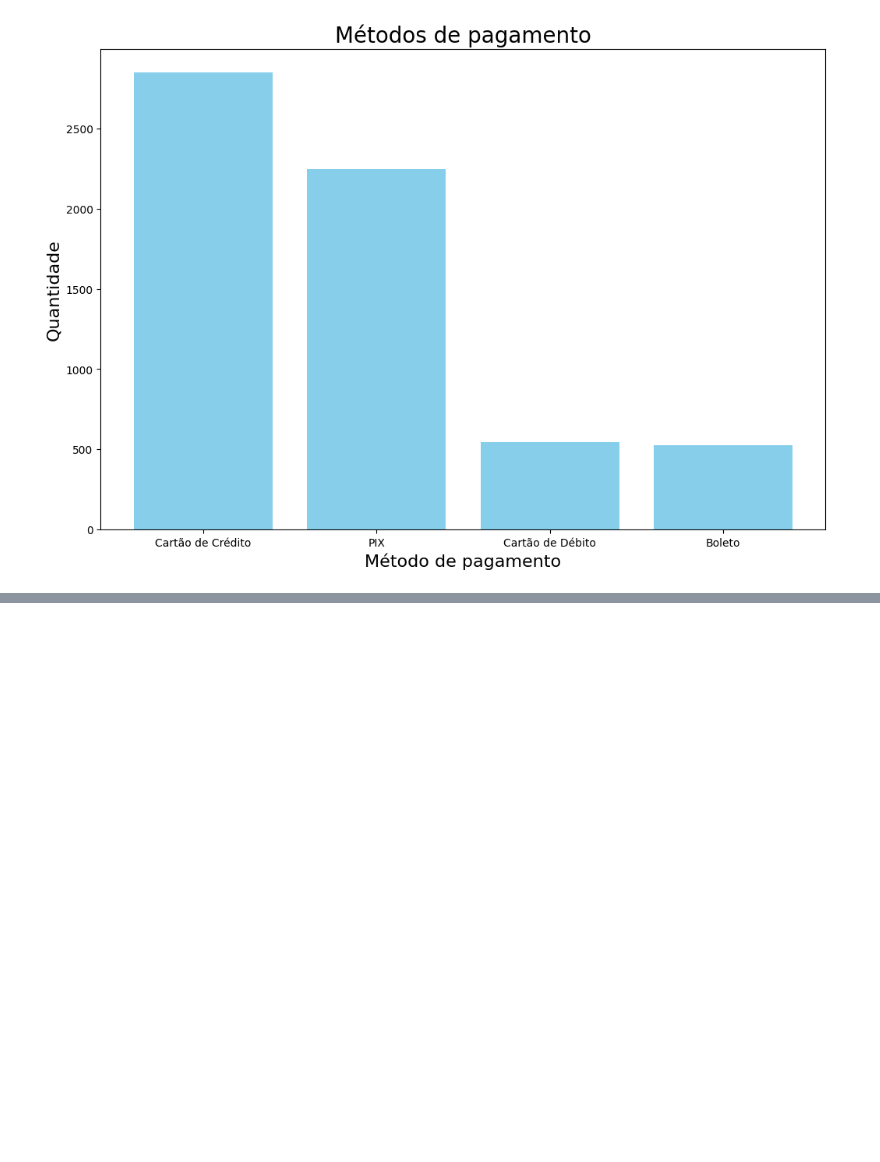
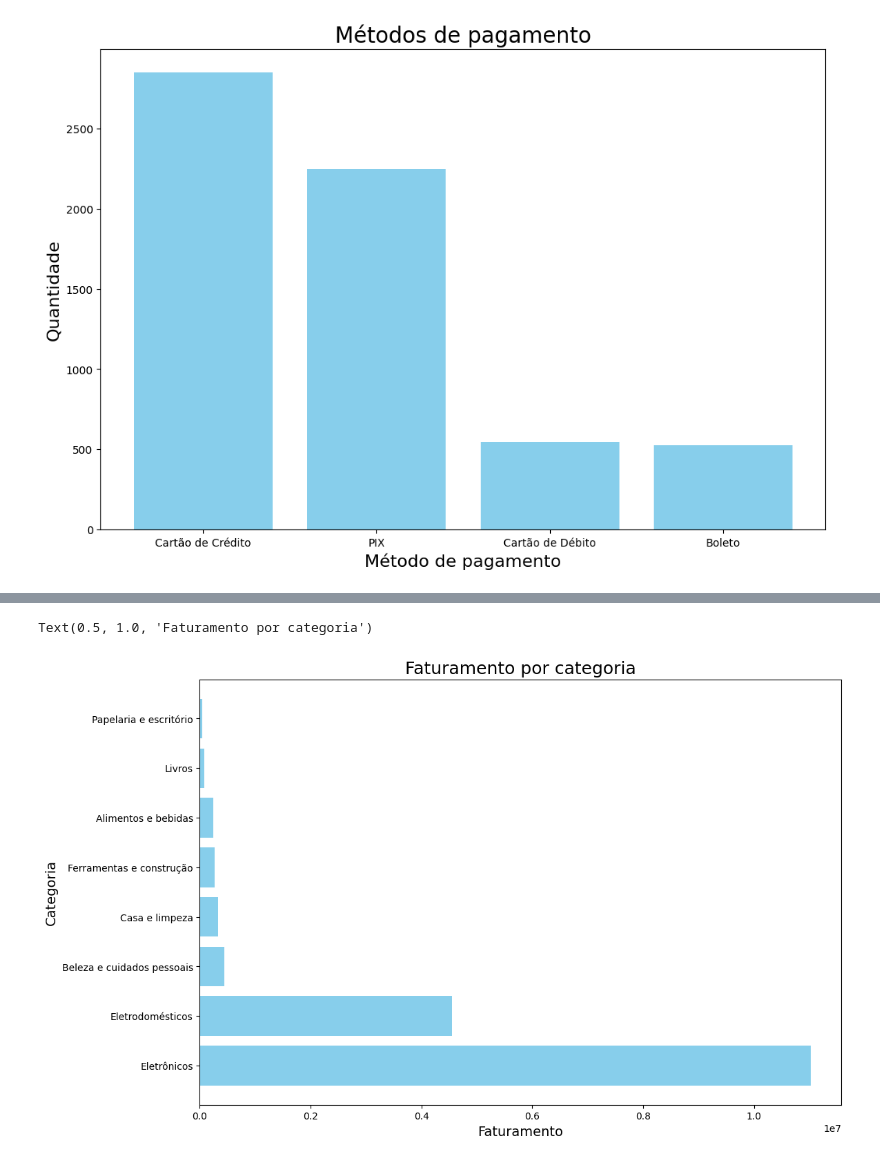
Before and after one commit to danielvieira95/Intelig-ncia-Artificial-e-Big-Data--2-2024, a Jupyter notebook: TurmaB/Aula10/codigo.ipynb, the cells around one changed output, grey strips where cells are left out. Drawn from its saved outputs; the diff is of its cells as text; code cells hidden in the pictures; blank space fills up the shorter version.

```diff
--- a/TurmaB/Aula10/codigo.ipynb
+++ b/TurmaB/Aula10/codigo.ipynb
@@ -290,3 +290,6 @@ plt.title("Métodos de pagamento",fontsize=20)
 # %% [output]
 Text(0.5, 1.0, 'Métodos de pagamento')
 [figure]
+# %%
+#Calculando o faturamento por categoria
+df['faturamento'] = (df['preco_unitario']*df['quantidade'])+df['frete']
@@ -292,0 +305,3 @@ Text(0.5, 1.0, 'Métodos de pagamento')
+# %%
+# agrupando faturamento por categoria
+faturamento_categoria = df.groupby('categoria')['faturamento'].sum().reset_index()
@@ -292,0 +320,13 @@ Text(0.5, 1.0, 'Métodos de pagamento')
+# %%
+# Organizando o faturamento por categoria
+faturamento_categoria = faturamento_categoria.sort_values(by='faturamento',ascending=False)
+# %%
+# Visualização
+plt.figure(figsize=(12,8))
+plt.barh(faturamento_categoria['categoria'],faturamento_categoria['faturamento'],color='skyblue')
+plt.xlabel('Faturamento',fontsize=14)
+plt.ylabel('Categoria',fontsize=14)
+plt.title('Faturamento por categoria',fontsize=18)
+# %% [output]
+Text(0.5, 1.0, 'Faturamento por categoria')
+[figure, added]
```
Also changed, not shown: parts of 2 cells of this notebook.
